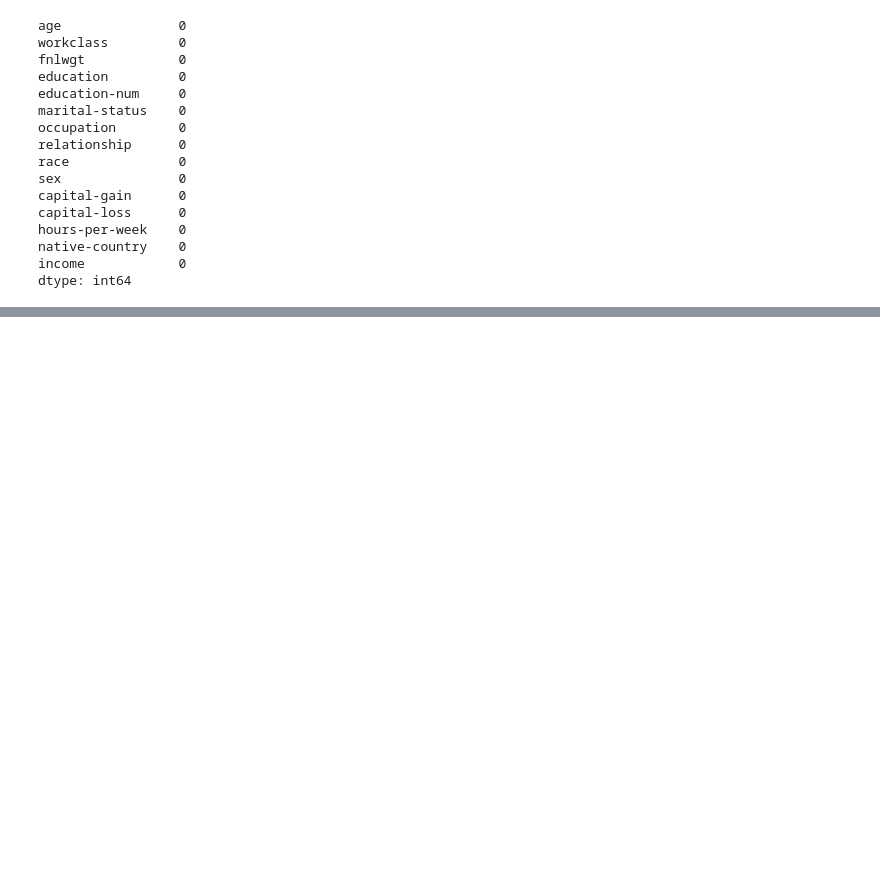
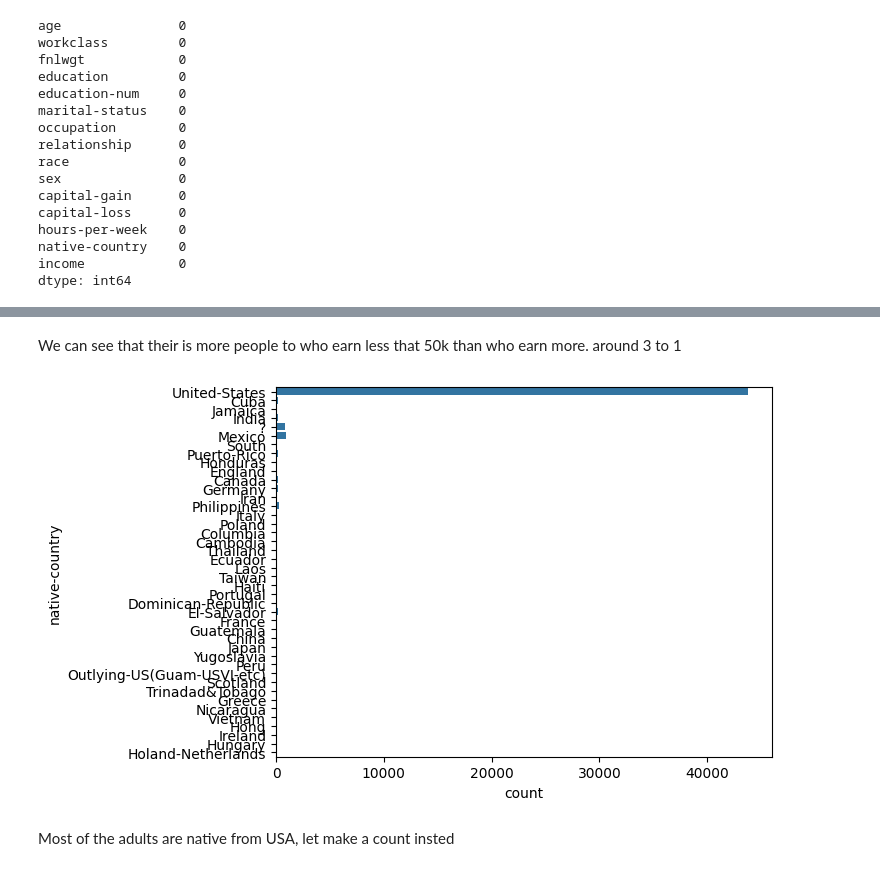
Before and after one commit to jonathanLOlsen/Data-and-things, a Jupyter notebook: 2) Data transformation and exploratory data analysis/e/1handin.ipynb, the cells around one changed output, grey strips where cells are left out. Drawn from its saved outputs; the diff is of its cells as text; code cells hidden in the pictures; blank space fills up the shorter version.

```diff
--- a/2) Data transformation and exploratory data analysis/e/1handin.ipynb
+++ b/2) Data transformation and exploratory data analysis/e/1handin.ipynb
@@ -136,0 +169,9 @@ dtype: int64
+# %% [markdown]
+We can see that their is more people to who earn less that 50k than who earn more. around 3 to 1
+# %%
+sns.countplot(adult_data['native-country'], label='Count')
+plt.show()
+# %% [output]
+[figure, added]
+# %% [markdown]
+Most of the adults are native from USA, let make a count insted
```
Also changed, not shown: parts of 28 cells of this notebook, 1 other file.
